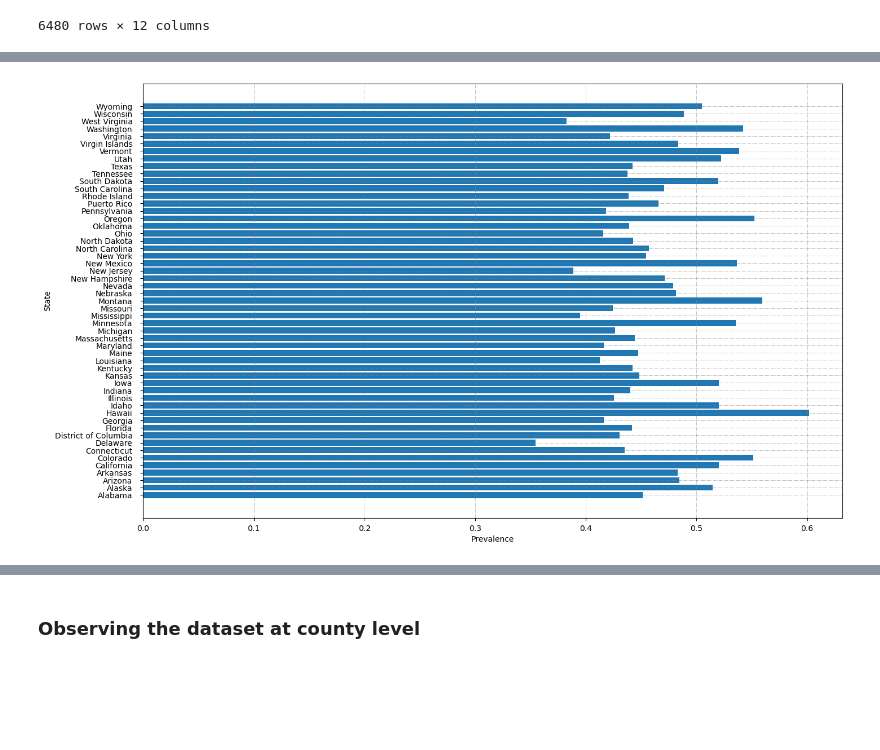
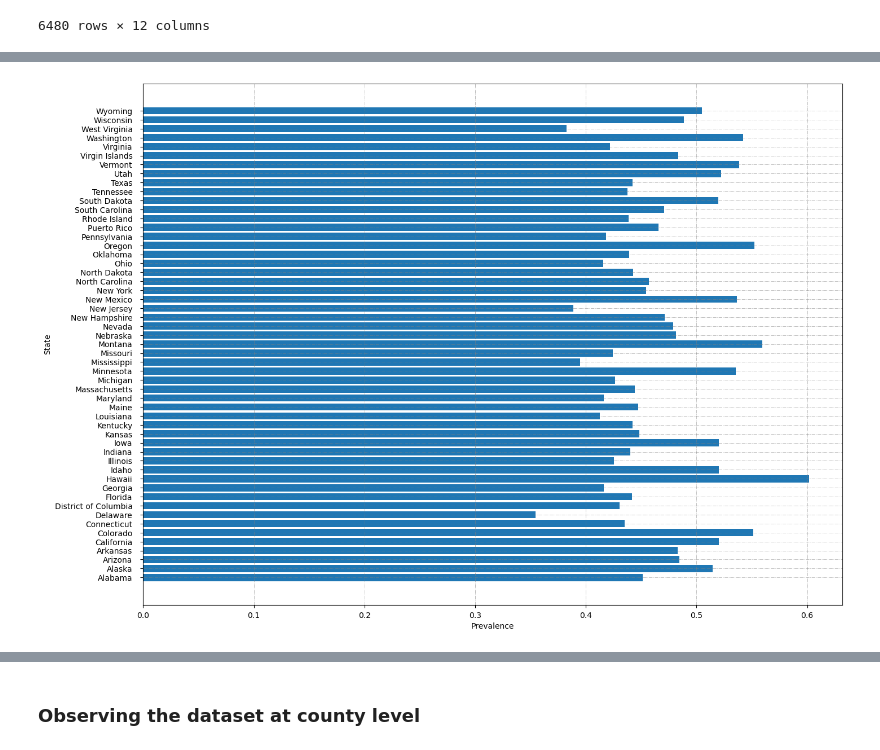
Before and after one commit to ShipraGupta16/Project_1, a Jupyter notebook: multiple_chronic_conditions_cms_2017.ipynb, the cells around one changed output, grey strips where cells are left out. Saved outputs shown, nothing was run; the diff lists cells and outputs as text; code cells hidden in the pictures; blank space fills up the shorter version.

```diff
--- a/multiple_chronic_conditions_cms_2017.ipynb
+++ b/multiple_chronic_conditions_cms_2017.ipynb
@@ -14,27 +14,25 @@ url = "https://data.cms.gov/data-api/v1/dataset/b736b4bd-3020-4343-b3dc-0010082c
 # %%
 # To retrieve large json data
-all_data = []  # To store all the data
+json_data = []  # To store all the data
 
 # Set up pagination
 page = 0
 page_size = 5000  # Adjust the page size
 
 while True:
-    query_url = f"{url}size={page_size}&offset={page}"
+    query_url = f"{base_url}size={page_size}&offset={page}"
     response = requests.get(query_url).json()
-    all_data.extend(response)
+    json_data.extend(response)
 
-    if len(all_data) < page:
+    if len(json_data) < page:
         # Break the loop if all data has been retrieved
         break
 
     page += page_size
-
-#print(all_data)
 # %%
 # Convert data into a Pandas DataFrame
-mcc_df = pd.DataFrame(all_data)
-mcc_df.head()
+mcc_df = pd.DataFrame(json_data)
+mcc_df
 # %% [output]
 |  | Bene_Geo_Lvl | Bene_Geo_Desc | Bene_Geo_Cd | Bene_Age_Lvl | Bene_Demo_Lvl | Bene_Demo_Desc | Bene_MCC | ... |
 | 0 | State | Alabama | 01 | 65+ | All | All | 0 to 1 | ... |
@@ -319,23 +464,23 @@ plt.show()
 # %%
 # Observing the prevalence vs state
-fig, ax = plt.subplots(figsize =(16, 10))
+fig, ax = plt.subplots(figsize =(16, 12))
 
 # Horizontal Bar Plot
 ax.barh(mcc_state_df["Beneficiary_Geographic_Description"], mcc_state_df["Prevalence"])
 
 # Add axis labels
 plt.xlabel("Prevalence")
 plt.ylabel("State")
 
 # Add gridlines
 ax.grid(color ='grey',
         linestyle ='-.', linewidth = 0.7,
         alpha = 0.5)
 
 # Add padding between axes and labels
 ax.xaxis.set_tick_params(pad = 5)
 ax.yaxis.set_tick_params(pad = 10)
 
 plt.show()
 # %% [output]
-[figure, old version]
+[figure, new version]
```
Also changed, not shown: parts of 54 cells of this notebook.
